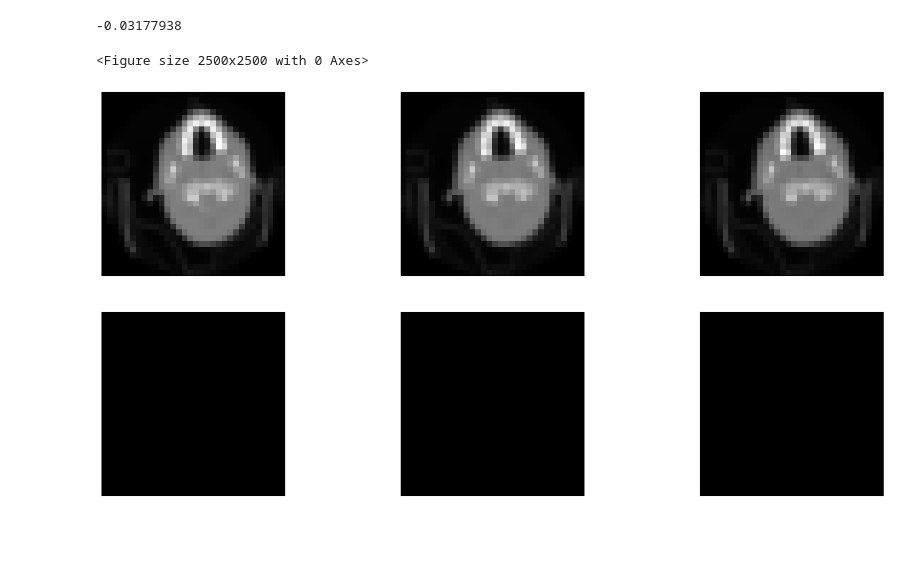
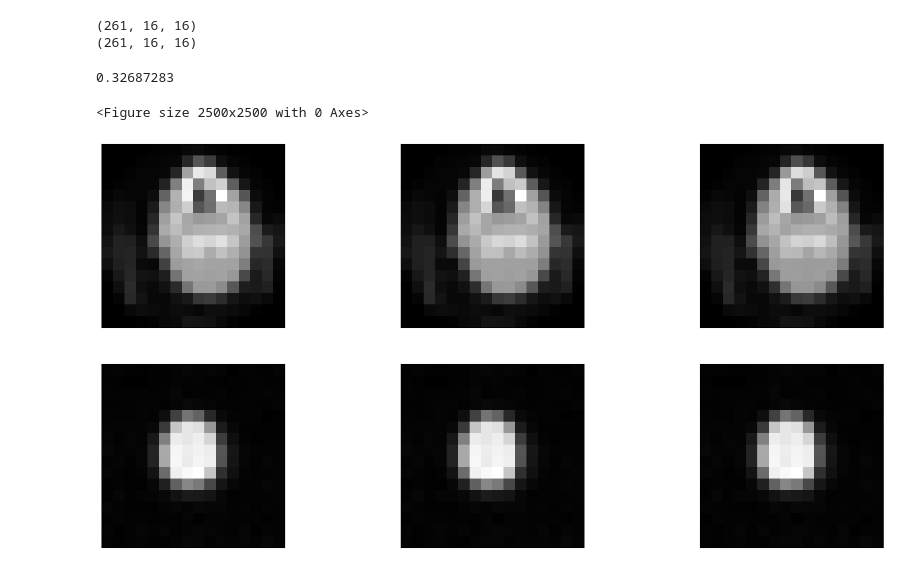
Before and after one commit to Ivan-AI-hub/skull_project, a Jupyter notebook: UnetTry.ipynb, the cells around one changed output. Saved outputs shown, nothing was run; the diff lists cells and outputs as text; code cells hidden in the pictures; blank space fills up the shorter version.

```diff
--- a/UnetTry.ipynb
+++ b/UnetTry.ipynb
@@ -169,7 +130,7 @@ optimizer = torch.optim.Adagrad(model.parameters(), lr=1e-5)
 # mean-squared error loss
 criterion = nn.MSELoss()
 # %%
-def train(epochs, model, criterion, optimizer, train_loader):
+def train(epochs, model, criterion, optimizer, train_loader, eps):
     for epoch in range(epochs):
         loss = 0
         for batch_features, targets in train_loader:
@@ -198,16 +159,18 @@ def train(epochs, model, criterion, optimizer, train_loader):
 
         # display the epoch training loss
         print("epoch : {}/{}, loss = {:.6f}".format(epoch + 1, epochs, loss))
+        if loss < eps:
+            break
 
     return model
 # %%
 train_loader = torch.utils.data.DataLoader(
-    (x_trn, y_trn), batch_size=64, shuffle=True
+    (x_trn, x_trn), batch_size=64, shuffle=True
 )
 
 test_loader = torch.utils.data.DataLoader(
     x_tst, batch_size=32, shuffle=False
 )
 # %%
-model = train(1000, model, criterion, optimizer, train_loader)
+model = train(1000, model, criterion, optimizer, train_loader, 0.003)
 # %% [output]
@@ -218,34 +194,40 @@ epoch : 4/1000, loss = 0.100550
 KeyboardInterrupt:
 # %%
-test_examples = []
+test_examples = [[]]
+reconstruction = []
 with torch.no_grad():
-    for batch_features in test_loader:
-        test_examples = np.array(batch_features)
-        batch_features = batch_features.view(-1, 1, i_height, i_width).to(device)
-        reconstruction = model(batch_features)
-        break
+    batch_features = torch.asarray(x_tst)
+    test_examples = np.array(x_tst)
+    batch_features = batch_features.view(-1, 1, i_height, i_width).to(device)
+    reconstruction = np.array(model(batch_features)).reshape(-1, i_height, i_width)
+
+print(test_examples.shape)
+print(reconstruction.shape)
+# %% [output]
+(261, 16, 16)
+(261, 16, 16)
 # %%
 plt.figure(figsize=(25,25))
 print(np.max(np.array(reconstruction)))
 with torch.no_grad():
     number = 3
     plt.figure(figsize=(20, 20))
     for index in range(number):
         # display original
         ax = plt.subplot(4, number, index + 1)
-        plt.imshow(test_examples[index].reshape(i_height, i_width))
+        plt.imshow(test_examples[index])
         plt.gray()
         ax.get_xaxis().set_visible(False)
         ax.get_yaxis().set_visible(False)
 
         # display reconstruction
         ax = plt.subplot(4, number, index + 1 + number)
-        plt.imshow(np.where(reconstruction[index].numpy().reshape(i_height, i_width) > 0.1,1,0))
+        plt.imshow(reconstruction[index])
         plt.gray()
         ax.get_xaxis().set_visible(False)
         ax.get_yaxis().set_visible(False)
     plt.show()
 # %% [output]
--0.03177938
+0.32687283
 <Figure size 2500x2500 with 0 Axes>
-[figure, old version]
+[figure, new version]
```
Also changed, not shown: parts of 13 cells of this notebook, 3 other files.
